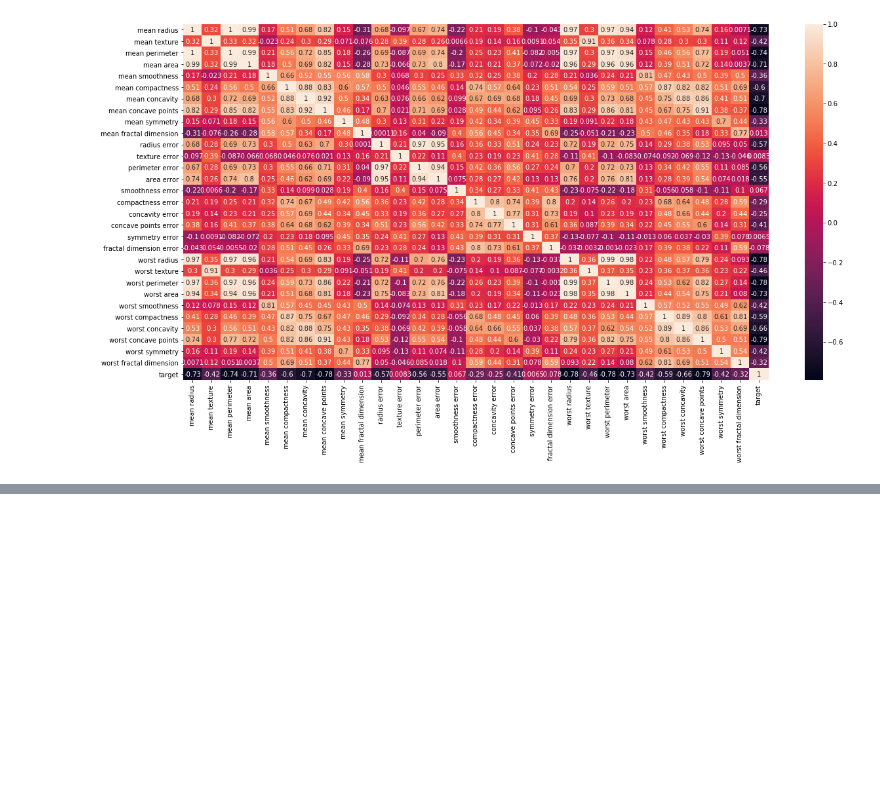
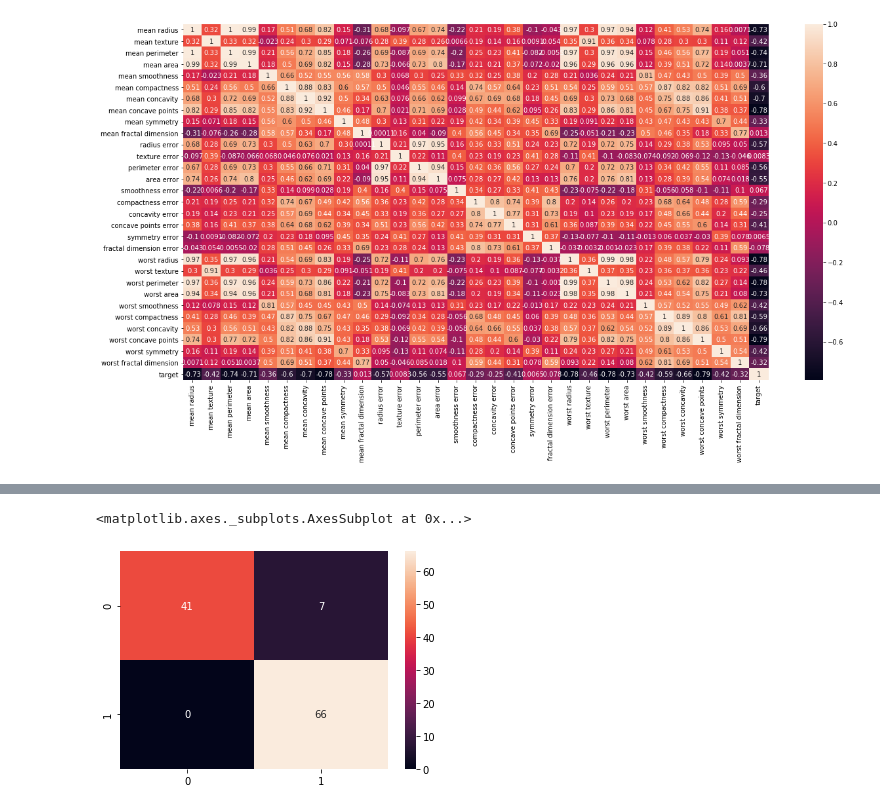
Before and after one commit to sidthree6/Case-Study---Breast-Cancer, a Jupyter notebook: Case Study - Breast Cancer.ipynb, the cells around one changed output, grey strips where cells are left out. Saved outputs shown, nothing was run; the diff lists cells and outputs as text; code cells hidden in the pictures; blank space fills up the shorter version.

Commit message:
Model Training and Model Evaluation

```diff
--- a/Case Study - Breast Cancer.ipynb
+++ b/Case Study - Breast Cancer.ipynb
@@ -144,0 +222,4 @@ sns.heatmap(df_cancer.corr(), annot=True)
+# %%
+svc_model = SVC()
+# %%
+svc_model.fit(X_train, y_train)
@@ -144,0 +233,2 @@ sns.heatmap(df_cancer.corr(), annot=True)
+# %%
+y_pred = svc_model.predict(X_test)
@@ -144,0 +245,7 @@ sns.heatmap(df_cancer.corr(), annot=True)
+# %%
+cm = confusion_matrix(y_test, y_pred)
+# %%
+sns.heatmap(cm, annot=True)
+# %% [output]
+<matplotlib.axes._subplots.AxesSubplot at 0x...>
+[figure, added]
```
Also changed, not shown: parts of 14 cells of this notebook.
